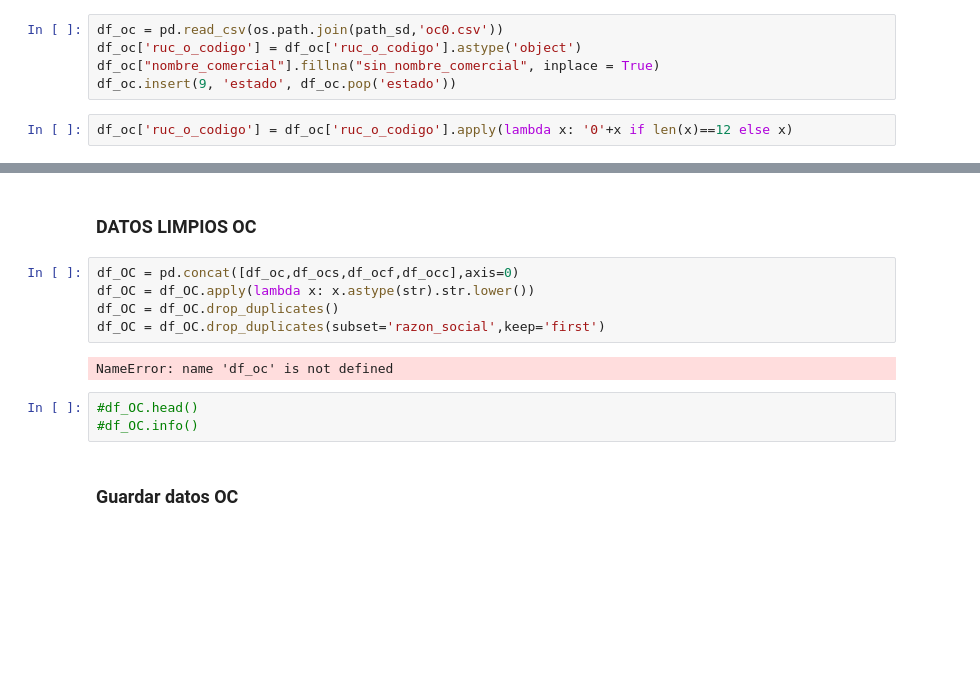
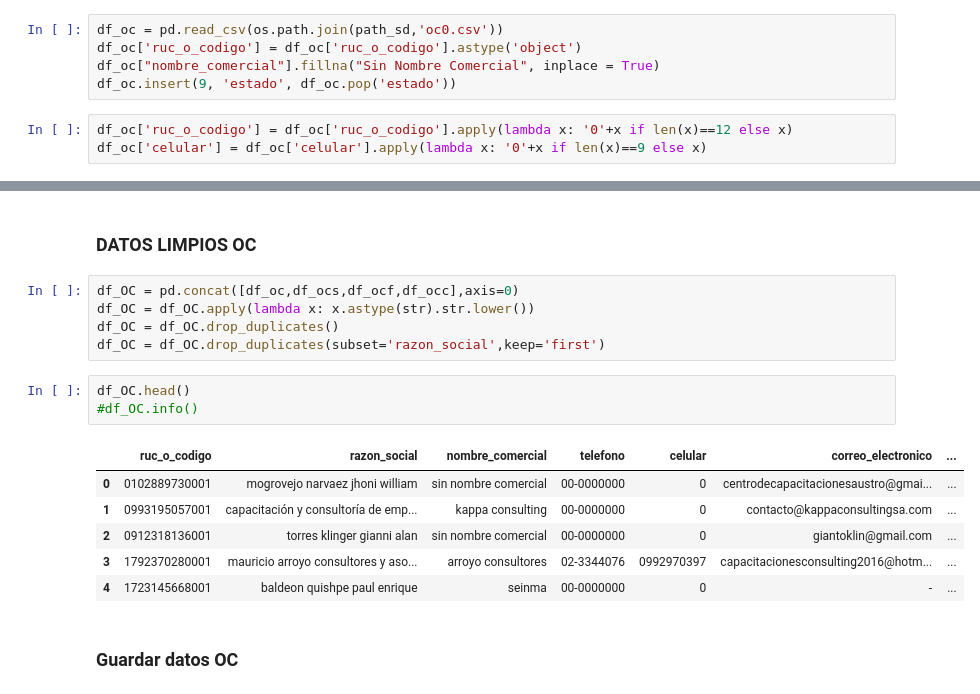
Before and after one commit to Herziox/Data-Mining-System-SETEC, a Jupyter notebook: 3_data_preprocesing_module/Data_PreProcesing.ipynb, the cells around one changed output, grey strips where cells are left out. Drawn from its saved outputs; the diff is of its cells as text; blank space fills up the shorter version.

```diff
--- a/3_data_preprocesing_module/Data_PreProcesing.ipynb
+++ b/3_data_preprocesing_module/Data_PreProcesing.ipynb
@@ -113,10 +132,11 @@ df_cnc.to_csv(os.path.join(path_db,'cnc.csv'),index=False)
 # %%
 df_oc = pd.read_csv(os.path.join(path_sd,'oc0.csv'))
 df_oc['ruc_o_codigo'] = df_oc['ruc_o_codigo'].astype('object')
-df_oc["nombre_comercial"].fillna("sin_nombre_comercial", inplace = True)
+df_oc["nombre_comercial"].fillna("Sin Nombre Comercial", inplace = True)
 df_oc.insert(9, 'estado', df_oc.pop('estado'))
 # %%
 df_oc['ruc_o_codigo'] = df_oc['ruc_o_codigo'].apply(lambda x: '0'+x if len(x)==12 else x)
+df_oc['celular'] = df_oc['celular'].apply(lambda x: '0'+x if len(x)==9 else x)
 # %%
 #df_oc.head()
 #df_oc.info()
@@ -176,11 +196,16 @@ df_OC = pd.concat([df_oc,df_ocs,df_ocf,df_occ],axis=0)
 df_OC = df_OC.apply(lambda x: x.astype(str).str.lower())
 df_OC = df_OC.drop_duplicates()
 df_OC = df_OC.drop_duplicates(subset='razon_social',keep='first')
-# %% [output]
-NameError: name 'df_oc' is not defined
 # %%
-#df_OC.head()
+df_OC.head()
 #df_OC.info()
+# %% [output]
+|  | ruc_o_codigo | razon_social | nombre_comercial | telefono | celular | correo_electronico | ... |
+| 0 | 0102889730001 | mogrovejo narvaez jhoni william | sin nombre comercial | 00-0000000 | 0 | centrodecapacitacionesaustro@gmai... | ... |
+| 1 | 0993195057001 | capacitación y consultoría de emp... | kappa consulting | 00-0000000 | 0 | contacto@kappaconsultingsa.com | ... |
+| 2 | 0912318136001 | torres klinger gianni alan | sin nombre comercial | 00-0000000 | 0 | giantoklin@gmail.com | ... |
+| 3 | 1792370280001 | mauricio arroyo consultores y aso... | arroyo consultores | 02-3344076 | 0992970397 | capacitacionesconsulting2016@hotm... | ... |
+| 4 | 1723145668001 | baldeon quishpe paul enrique | seinma | 00-0000000 | 0 | - | ... |
 # %% [markdown]
 ### Guardar datos OC
 # %%
```
Also changed, not shown: parts of 151 cells of this notebook, 7 other files.
